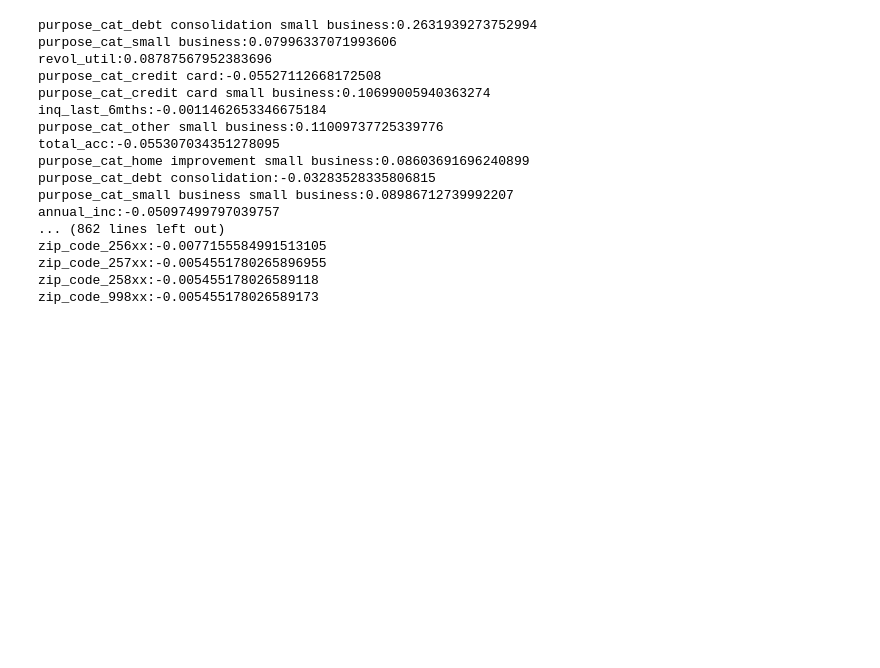
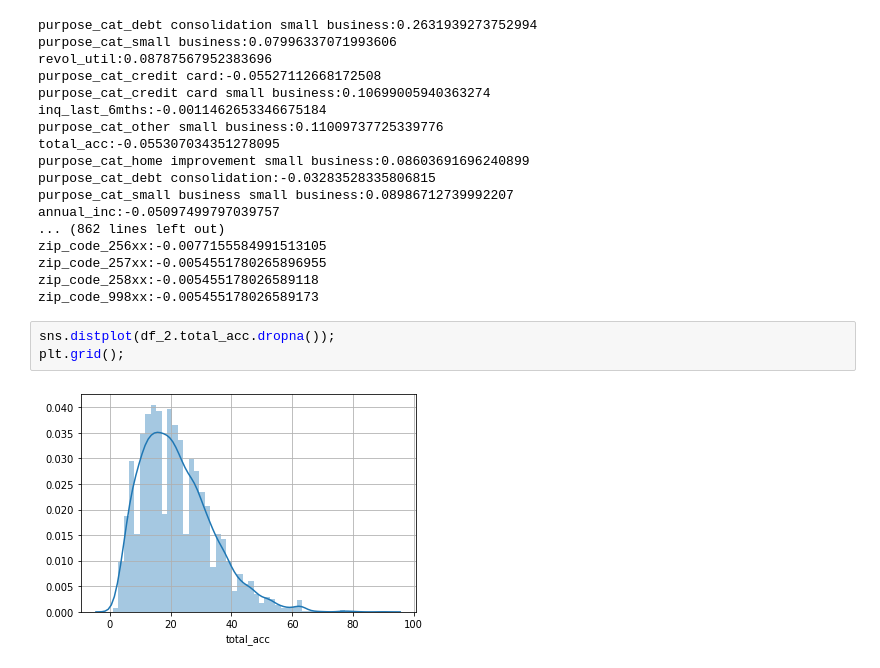
Before and after one commit to bethanymbaker/arch, a Jupyter notebook: notebooks/MavenWave.ipynb, the cells around one changed output. Saved outputs shown, nothing was run; the diff lists cells and outputs as text; blank space fills up the shorter version.

```diff
--- a/notebooks/MavenWave.ipynb
+++ b/notebooks/MavenWave.ipynb
@@ -357,3 +357,8 @@ zip_code_256xx:-0.0077155584991513105
 zip_code_257xx:-0.0054551780265896955
 zip_code_258xx:-0.005455178026589118
 zip_code_998xx:-0.005455178026589173
+# %%
+sns.distplot(df_2.total_acc.dropna());
+plt.grid();
+# %% [output]
+[figure, added]
```
Also changed, not shown: parts of 2 cells of this notebook.
